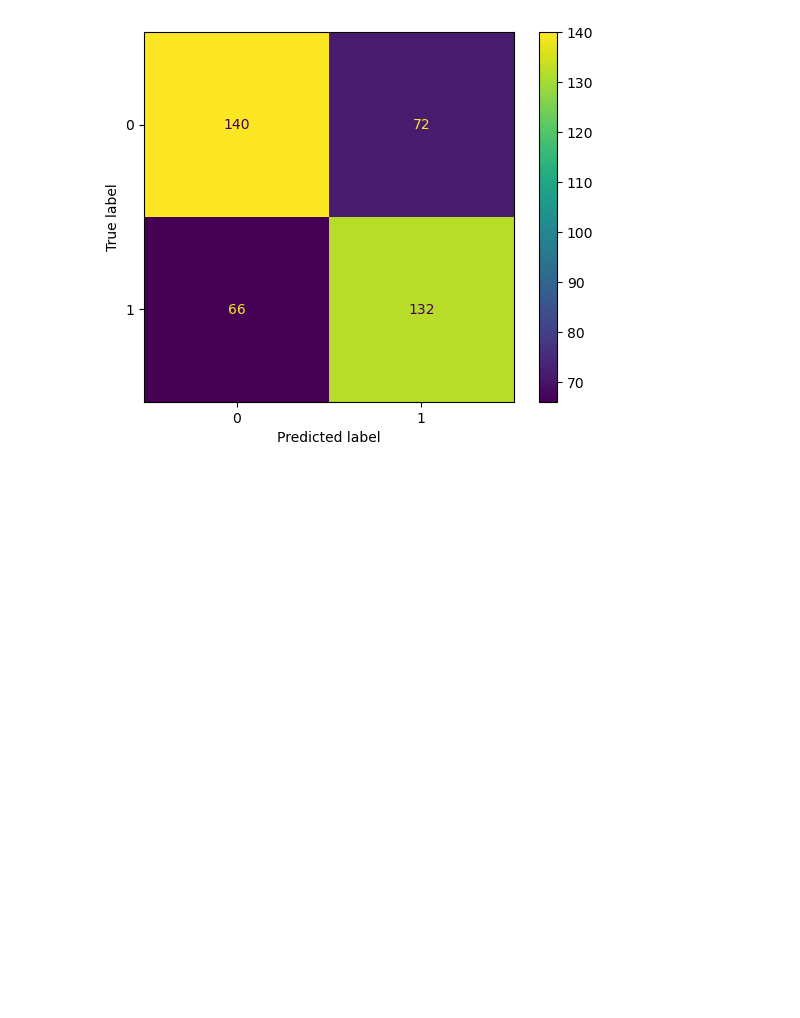
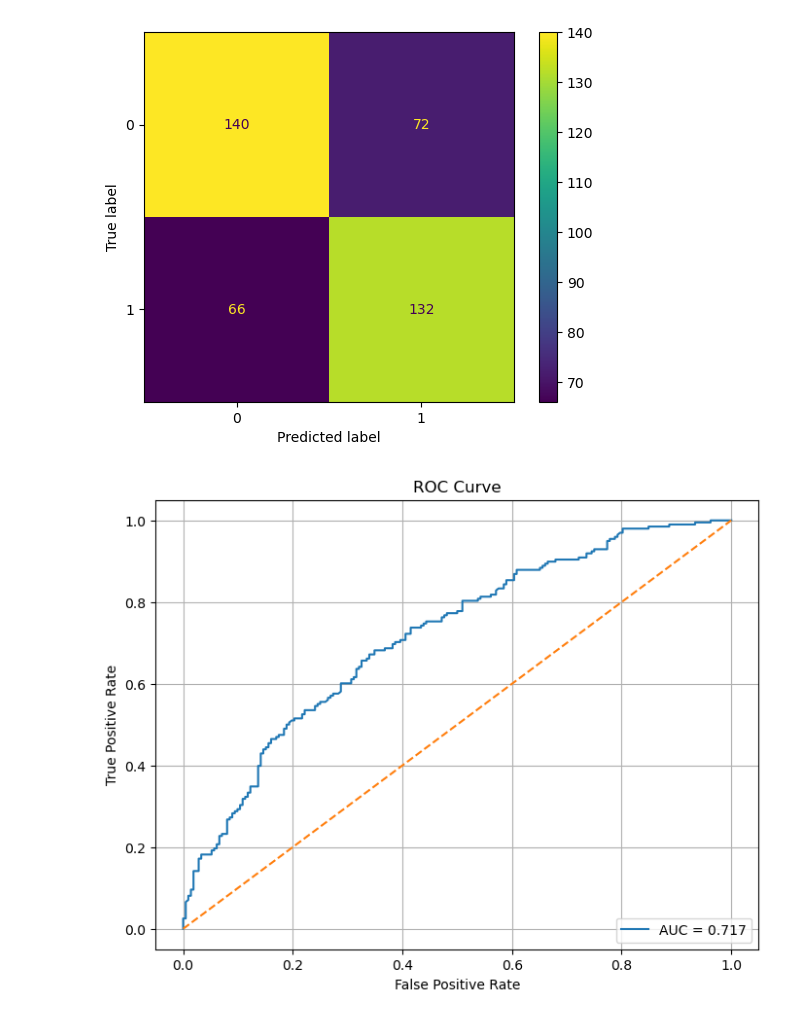
Before and after one commit to tinge5/finalProjectML, a Jupyter notebook: notebooks/Analysis.ipynb, the cells around one changed output. Saved outputs shown, nothing was run; the diff lists cells and outputs as text; code cells hidden in the pictures; blank space fills up the shorter version.

Commit message:
Added more figures and saved in Visuals folder

```diff
--- a/notebooks/Analysis.ipynb
+++ b/notebooks/Analysis.ipynb
@@ -144,3 +133,7 @@ disp.plot()
 plt.show()
 # %% [output]
 [figure]
+# %%
+plot_roc_curve( Pipeline.results.best_model, Pipeline.results.X_test_scaled, Pipeline.results.y_test)
+# %% [output]
+[figure, added]
```
Also changed, not shown: parts of 9 cells of this notebook, 8 other files.
